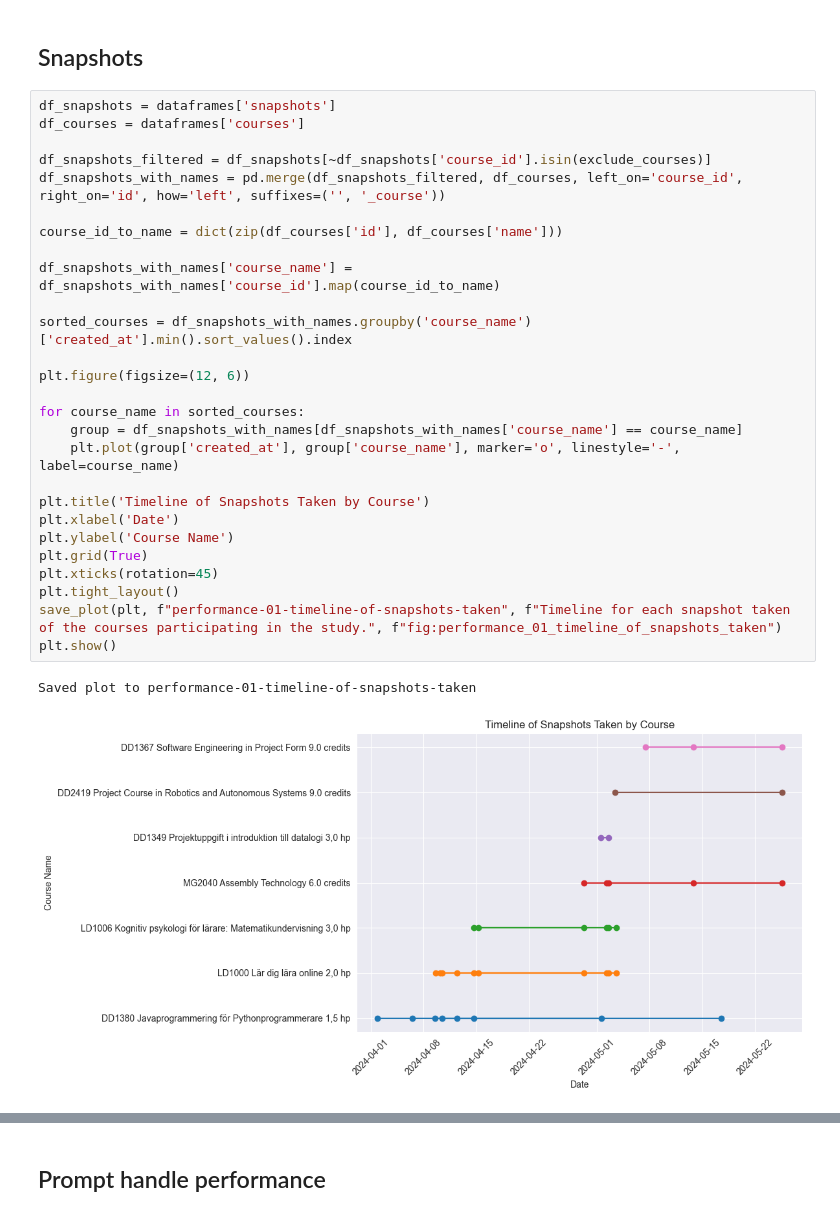
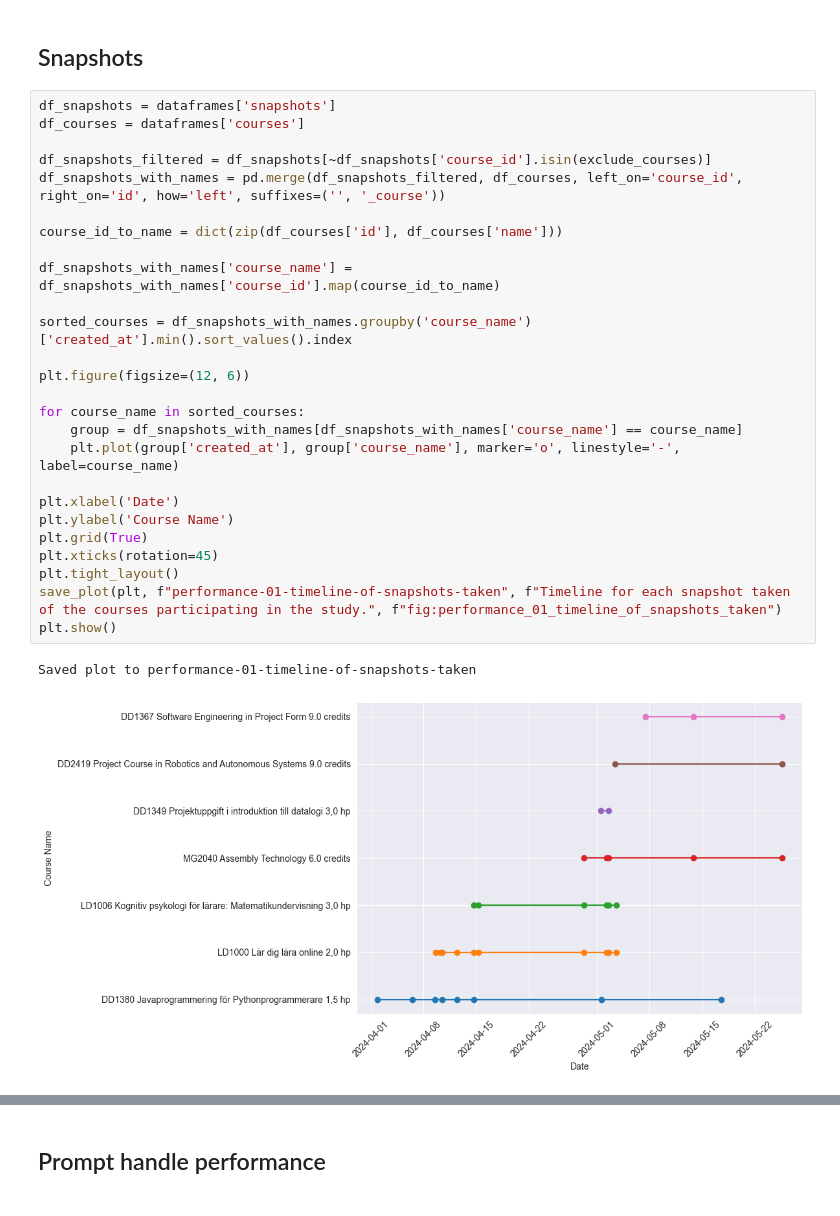
Before and after one commit to nattvara/DA231X, a Jupyter notebook: results/notebooks/performance.ipynb, the cells around one changed output, grey strips where cells are left out. Cells and saved outputs as stored; diff of their text form.

Commit message:
remove the title for all performance plots

```diff
--- a/results/notebooks/performance.ipynb
+++ b/results/notebooks/performance.ipynb
@@ -83,33 +83,32 @@ None
 # %%
 df_snapshots = dataframes['snapshots']
 df_courses = dataframes['courses']
 
 df_snapshots_filtered = df_snapshots[~df_snapshots['course_id'].isin(exclude_courses)]
 df_snapshots_with_names = pd.merge(df_snapshots_filtered, df_courses, left_on='course_id', right_on='id', how='left', suffixes=('', '_course'))
 
 course_id_to_name = dict(zip(df_courses['id'], df_courses['name']))
 
 df_snapshots_with_names['course_name'] = df_snapshots_with_names['course_id'].map(course_id_to_name)
 
 sorted_courses = df_snapshots_with_names.groupby('course_name')['created_at'].min().sort_values().index
 
 plt.figure(figsize=(12, 6))
 
 for course_name in sorted_courses:
     group = df_snapshots_with_names[df_snapshots_with_names['course_name'] == course_name]
     plt.plot(group['created_at'], group['course_name'], marker='o', linestyle='-', label=course_name)
 
-plt.title('Timeline of Snapshots Taken by Course')
 plt.xlabel('Date')
 plt.ylabel('Course Name')
 plt.grid(True)
 plt.xticks(rotation=45)
 plt.tight_layout()
 save_plot(plt, f"performance-01-timeline-of-snapshots-taken", f"Timeline for each snapshot taken of the courses participating in the study.", f"fig:performance_01_timeline_of_snapshots_taken")
 plt.show()
 # %% [output]
 Saved plot to performance-01-timeline-of-snapshots-taken
-[figure, old version]
+[figure, new version]
 # %%
 df_snapshots = dataframes['snapshots']
 df_courses = dataframes['courses']
```
Also changed, not shown: parts of 6 cells of this notebook, 7 other files.
